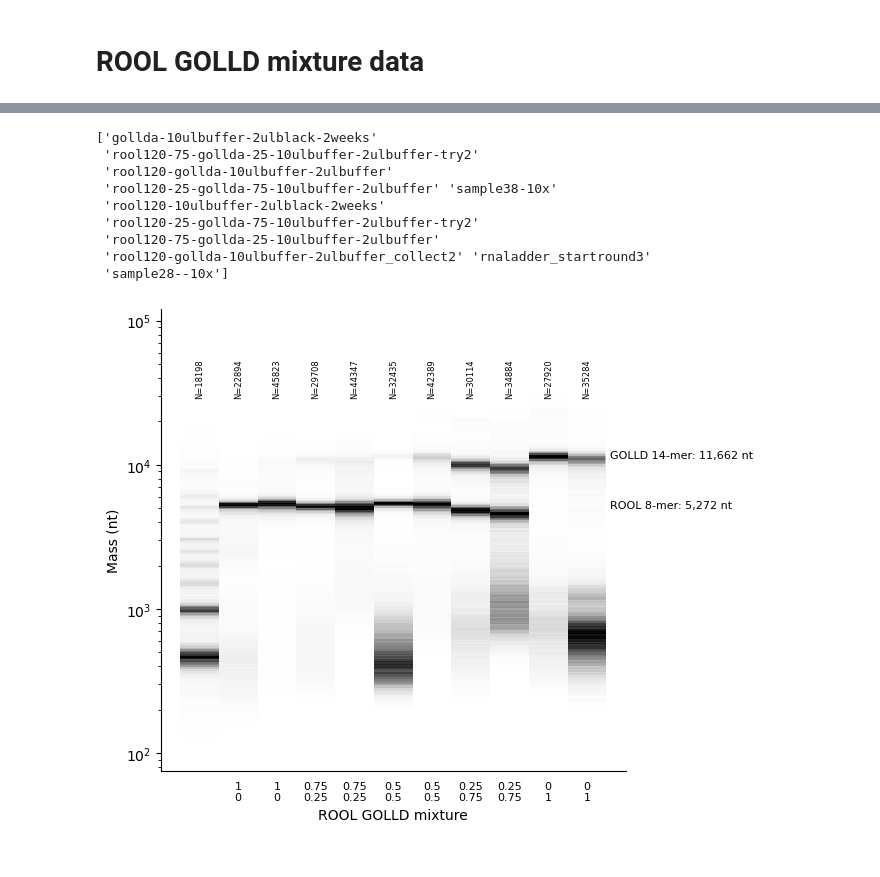
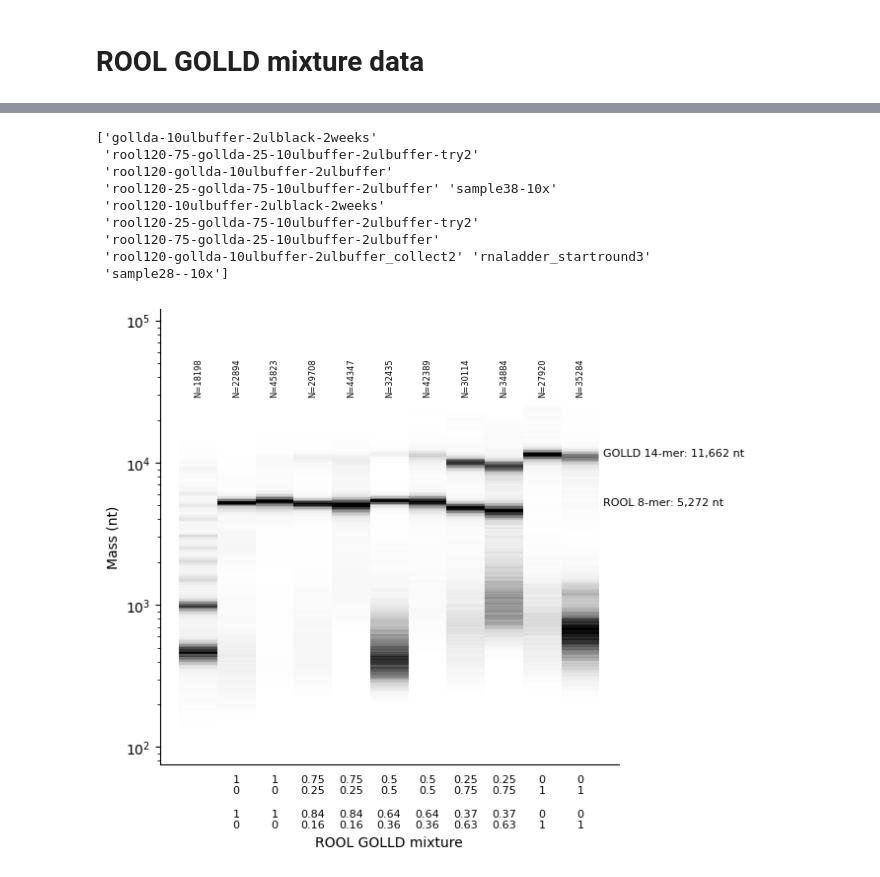
Before and after one commit to DasLab/RNA_multimer_2024, a Jupyter notebook: biochemical_analysis/mass_photometry/MP_plots.ipynb, the cells around one changed output, grey strips where cells are left out. Saved outputs shown, nothing was run; the diff lists cells and outputs as text; code cells hidden in the pictures.

```diff
--- a/biochemical_analysis/mass_photometry/MP_plots.ipynb
+++ b/biochemical_analysis/mass_photometry/MP_plots.ipynb
@@ -332,16 +326,16 @@ plt.plot(x, x,'--',color='grey')
 
 fig = plt.figure(figsize=(6, 6))
 name_mapping = { 'rnaladder_startround3':'' ,
-                'sample38-10x':'1\n0',
-                'rool120-10ulbuffer-2ulblack-2weeks':'1\n0',
-                'rool120-75-gollda-25-10ulbuffer-2ulbuffer':'0.75\n0.25',
-                 'rool120-75-gollda-25-10ulbuffer-2ulbuffer-try2':'0.75\n0.25',
-                'rool120-gollda-10ulbuffer-2ulbuffer':'0.5\n0.5',
-                'rool120-gollda-10ulbuffer-2ulbuffer_collect2':'0.5\n0.5',
-                'rool120-25-gollda-75-10ulbuffer-2ulbuffer':'0.25\n0.75',
-                 'rool120-25-gollda-75-10ulbuffer-2ulbuffer-try2':'0.25\n0.75',
-                'gollda-10ulbuffer-2ulblack-2weeks':'0\n1',
-                'sample28--10x':'0\n1',
+                'sample38-10x':'1\n0\n\n1\n0',
+                'rool120-10ulbuffer-2ulblack-2weeks':'1\n0\n\n1\n0',
+                'rool120-75-gollda-25-10ulbuffer-2ulbuffer':'0.75\n0.25\n\n0.84\n0.16',
+                 'rool120-75-gollda-25-10ulbuffer-2ulbuffer-try2':'0.75\n0.25\n\n0.84\n0.16',
+                'rool120-gollda-10ulbuffer-2ulbuffer':'0.5\n0.5\n\n0.64\n0.36',
+                'rool120-gollda-10ulbuffer-2ulbuffer_collect2':'0.5\n0.5\n\n0.64\n0.36',
+                'rool120-25-gollda-75-10ulbuffer-2ulbuffer':'0.25\n0.75\n\n0.37\n0.63',
+                 'rool120-25-gollda-75-10ulbuffer-2ulbuffer-try2':'0.25\n0.75\n\n0.37\n0.63',
+                'gollda-10ulbuffer-2ulblack-2weeks':'0\n1\n\n0\n1',
+                'sample28--10x':'0\n1\n\n0\n1',
                 }
 
 plot_df = all_df_cage.copy()#[all_df.name.isin(name_mapping.keys())]
@@ -358,31 +352,31 @@ for i,name in enumerate(name_mapping.keys()):
         sns.histplot(data=plot_df[plot_df.name == name], binwidth=0.01, # 10,50
                      y='nt', x='name',
                      legend=False, cmap="Greys",#"Blues",
                      norm='linear', stat='density',  common_norm=False, # plot density, sum to 1
                     log_scale=(False,True))
     plt.text(i,30000,f'N={len(plot_df[plot_df.name == name])}',rotation=90,size=6,ha='center')
 t = plt.gca().set_xticks( plt.gca().get_xticks(),name_mapping.values())
 
 
 plt.text(len(name_mapping)-0.4,659*8,f'ROOL 8-mer: 5,272 nt',c='black',size=8,va='center', bbox=dict(facecolor='white', alpha=0.5,linewidth=0))
 plt.text(len(name_mapping)-0.4,833*14,f'GOLLD 14-mer: 11,662 nt',c='black',size=8,va='center', bbox=dict(facecolor='white', alpha=0.5,linewidth=0))
 
 plt.gca().spines[['right', 'top']].set_visible(False)
 t = plt.xticks(rotation=0,size=8)
 t = plt.xlim(-1,len(name_mapping))
 plt.gca().tick_params(axis="x", bottom=False)
 plt.xlabel('ROOL GOLLD mixture')
 plt.ylabel('Mass (nt)')
 plt.savefig('ROOL_GOLLD_mixture_MP_gel.png',dpi=400, bbox_inches="tight", transparent=True)
 plt.savefig('ROOL_GOLLD_mixture_MP_gel.svg',dpi=400, bbox_inches="tight", transparent=True)
 # %% [output]
 ['gollda-10ulbuffer-2ulblack-2weeks'
  'rool120-75-gollda-25-10ulbuffer-2ulbuffer-try2'
  'rool120-gollda-10ulbuffer-2ulbuffer'
  'rool120-25-gollda-75-10ulbuffer-2ulbuffer' 'sample38-10x'
  'rool120-10ulbuffer-2ulblack-2weeks'
  'rool120-25-gollda-75-10ulbuffer-2ulbuffer-try2'
  'rool120-75-gollda-25-10ulbuffer-2ulbuffer'
  'rool120-gollda-10ulbuffer-2ulbuffer_collect2' 'rnaladder_startround3'
  'sample28--10x']
-[figure, old version]
+[figure, new version]
```
Also changed, not shown: parts of 3 cells of this notebook, 21 other files.
